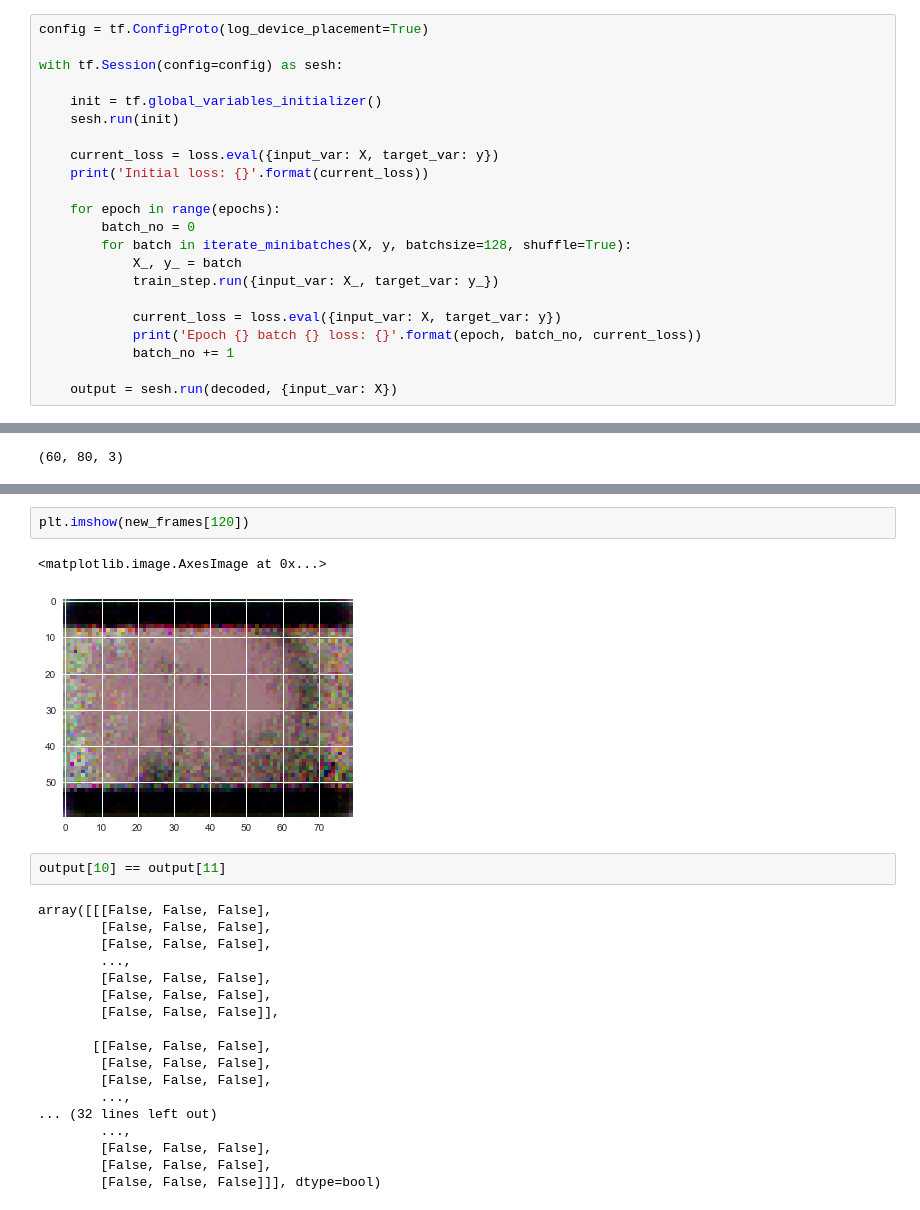
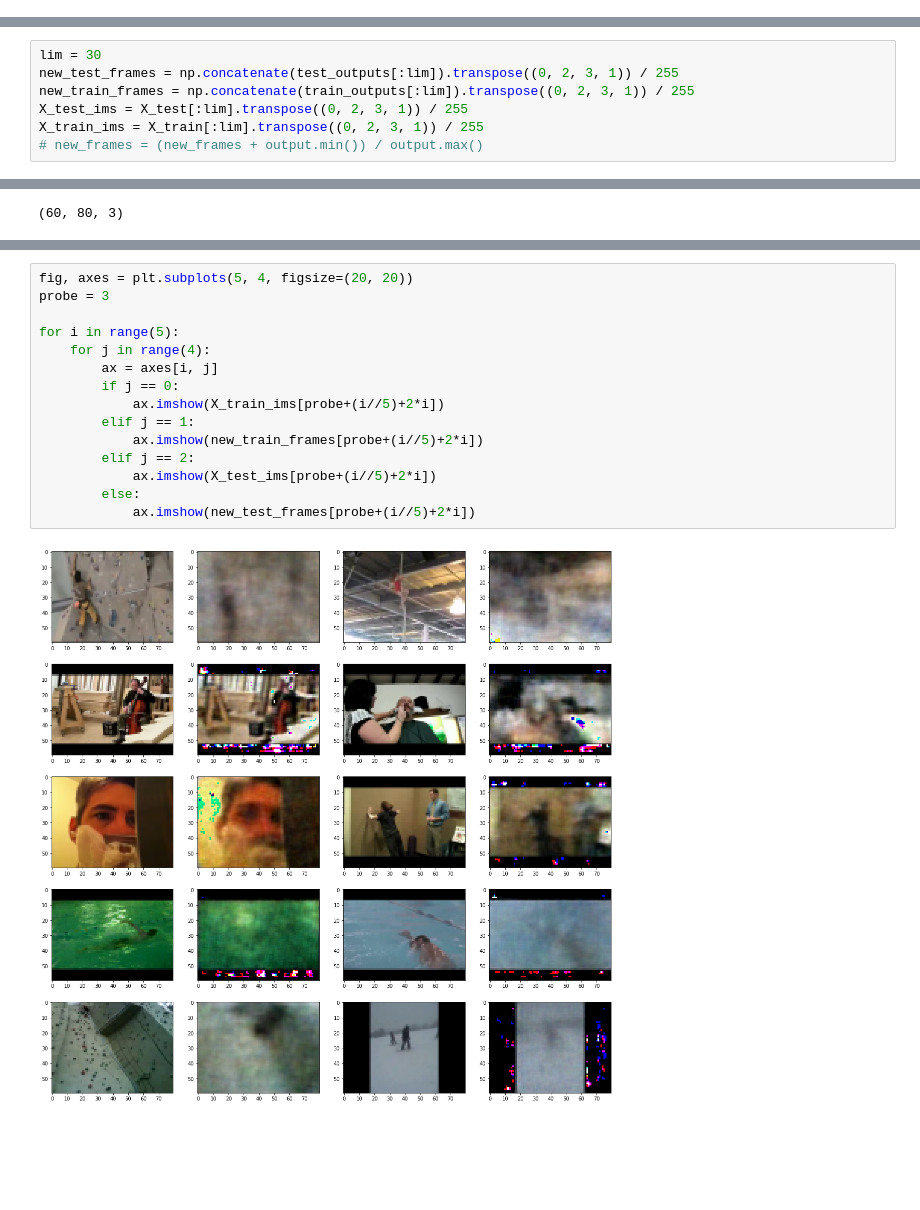
Before and after one commit to galbiati/video-representations, a Jupyter notebook: Prototype (tf).ipynb, the cells around one changed output, grey strips where cells are left out. Drawn from its saved outputs; the diff is of its cells as text; blank space fills up the shorter version.

```diff
--- a/Prototype (tf).ipynb
+++ b/Prototype (tf).ipynb
@@ -136,22 +157,0 @@ train_step = tf.train.AdamOptimizer().minimize(loss)
-# %%
-config = tf.ConfigProto(log_device_placement=True)
-
-with tf.Session(config=config) as sesh:
-
-    init = tf.global_variables_initializer()
-    sesh.run(init)
-
-    current_loss = loss.eval({input_var: X, target_var: y})
-    print('Initial loss: {}'.format(current_loss))
-
-    for epoch in range(epochs):
-        batch_no = 0
-        for batch in iterate_minibatches(X, y, batchsize=128, shuffle=True):
-            X_, y_ = batch
-            train_step.run({input_var: X_, target_var: y_})
-
-            current_loss = loss.eval({input_var: X, target_var: y})
-            print('Epoch {} batch {} loss: {}'.format(epoch, batch_no, current_loss))
-            batch_no += 1
-
-    output = sesh.run(decoded, {input_var: X})
@@ -166,3 +244,10 @@ new_frames = output.transpose((0, 2, 3, 1))
+# %%
+lim = 30
+new_test_frames = np.concatenate(test_outputs[:lim]).transpose((0, 2, 3, 1)) / 255
+new_train_frames = np.concatenate(train_outputs[:lim]).transpose((0, 2, 3, 1)) / 255
+X_test_ims = X_test[:lim].transpose((0, 2, 3, 1)) / 255
+X_train_ims = X_train[:lim].transpose((0, 2, 3, 1)) / 255
+# new_frames = (new_frames + output.min()) / output.max()
 # %%
 new_frames[9].shape
 # %% [output]
@@ -190,25 +255,17 @@ array([[[ 0.34638026,  0.40444931,  0.41534728],
-# %%
-plt.imshow(new_frames[120])
-# %% [output]
-<matplotlib.image.AxesImage at 0x...>
-[figure, removed]
-# %%
-output[10] == output[11]
-# %% [output]
-array([[[False, False, False],
-        [False, False, False],
-        [False, False, False],
-        ...,
-        [False, False, False],
-        [False, False, False],
-        [False, False, False]],
-
-       [[False, False, False],
-        [False, False, False],
-        [False, False, False],
-        ...,
-... (32 lines left out)
-        ...,
-        [False, False, False],
-        [False, False, False],
-        [False, False, False]]], dtype=bool)
+# %%
+fig, axes = plt.subplots(5, 4, figsize=(20, 20))
+probe = 3
+
+for i in range(5):
+    for j in range(4):
+        ax = axes[i, j]
+        if j == 0:
+            ax.imshow(X_train_ims[probe+(i//5)+2*i])
+        elif j == 1:
+            ax.imshow(new_train_frames[probe+(i//5)+2*i])
+        elif j == 2:
+            ax.imshow(X_test_ims[probe+(i//5)+2*i])
+        else:
+            ax.imshow(new_test_frames[probe+(i//5)+2*i])
+# %% [output]
+[figure, added]
```
Also changed, not shown: parts of 12 cells of this notebook, 4 other files.
